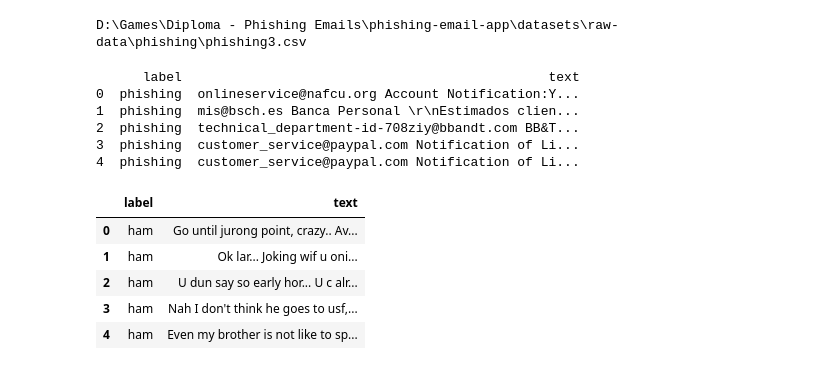
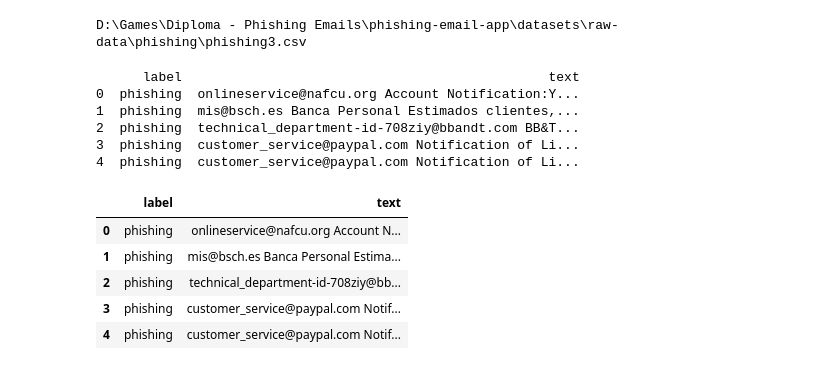
Before and after one commit to elvisdurmishi/pe-testing, a Jupyter notebook: nbs/data-extraction.ipynb, the cells around one changed output. Saved outputs shown, nothing was run; the diff lists cells and outputs as text; code cells hidden in the pictures.

```diff
--- a/nbs/data-extraction.ipynb
+++ b/nbs/data-extraction.ipynb
@@ -17,6 +17,9 @@ NORMAL_EMAIL_DIR.mkdir(exist_ok=True, parents=True)
 PHISHING_EMAIL_DIR = RAW_DATA_DIR / "phishing"
 PHISHING_EMAIL_DIR.mkdir(exist_ok=True, parents=True)
 
+MY_EMAIL_DIR = RAW_DATA_DIR / "my-dataset"
+MY_EMAIL_DIR.mkdir(exist_ok=True, parents=True)
+
 print(BASE_DIR)
 # %% [output]
 D:\Games\Diploma - Phishing Emails\phishing-email-app
@@ -35,10 +38,19 @@ import pandas as pd
 # %%
 raw_email_df = pd.read_csv(normal_email_input_path)
 email_df = raw_email_df.copy()[['label', 'text']]
+# %%
+for path in MY_EMAIL_DIR.glob("*.csv"):
+    my_raw_df = pd.read_csv(path)
+    my_email_df = my_raw_df.copy()[['label', 'text']]
 # %%
 for path in PHISHING_EMAIL_DIR.glob("*.csv"):
     raw_df = pd.read_csv(path)
     raw_df["Message"] = raw_df["From Address"] + " " + raw_df["Subject"] + " " + raw_df["Message"]
+    # Replace newlines within emails with empty strings
+    raw_df['Message'] = raw_df['Message'].str.replace(r'[\r\n]+', '', regex=True)
+
+    # Remove any leading/trailing whitespace in the email column
+    raw_df['Message'] = raw_df['Message'].str.strip()
     raw_df.rename(columns={"Message": "text", "Label": "label" }, inplace=True)
     phishing_df = raw_df.copy()[['label', 'text']]
 # %%
@@ -47,19 +59,19 @@ print(phishing_df.head())
 # %% [output]
       label                                               text
 0  phishing  onlineservice@nafcu.org Account Notification:Y...
-1  phishing  mis@bsch.es Banca Personal \r\nEstimados clien...
+1  phishing  mis@bsch.es Banca Personal Estimados clientes,...
 2  phishing  technical_department-id-708ziy@bbandt.com BB&T...
 3  phishing  customer_service@paypal.com Notification of Li...
 4  phishing  customer_service@paypal.com Notification of Li...
 # %%
-df = pd.concat([email_df, phishing_df])
+df = pd.concat([phishing_df, my_email_df])
 df.head()
 # %% [output]
 |  | label | text |
-| 0 | ham | Go until jurong point, crazy.. Av... |
-| 1 | ham | Ok lar... Joking wif u oni... |
-| 2 | ham | U dun say so early hor... U c alr... |
-| 3 | ham | Nah I don't think he goes to usf,... |
-| 4 | ham | Even my brother is not like to sp... |
+| 0 | phishing | onlineservice@nafcu.org Account N... |
+| 1 | phishing | mis@bsch.es Banca Personal Estima... |
+| 2 | phishing | technical_department-id-708ziy@bb... |
+| 3 | phishing | customer_service@paypal.com Notif... |
+| 4 | phishing | customer_service@paypal.com Notif... |
 # %%
 df.to_csv(PHISHING_DATASET_PATH, index=False)
```
Also changed, not shown: 1 other file.
